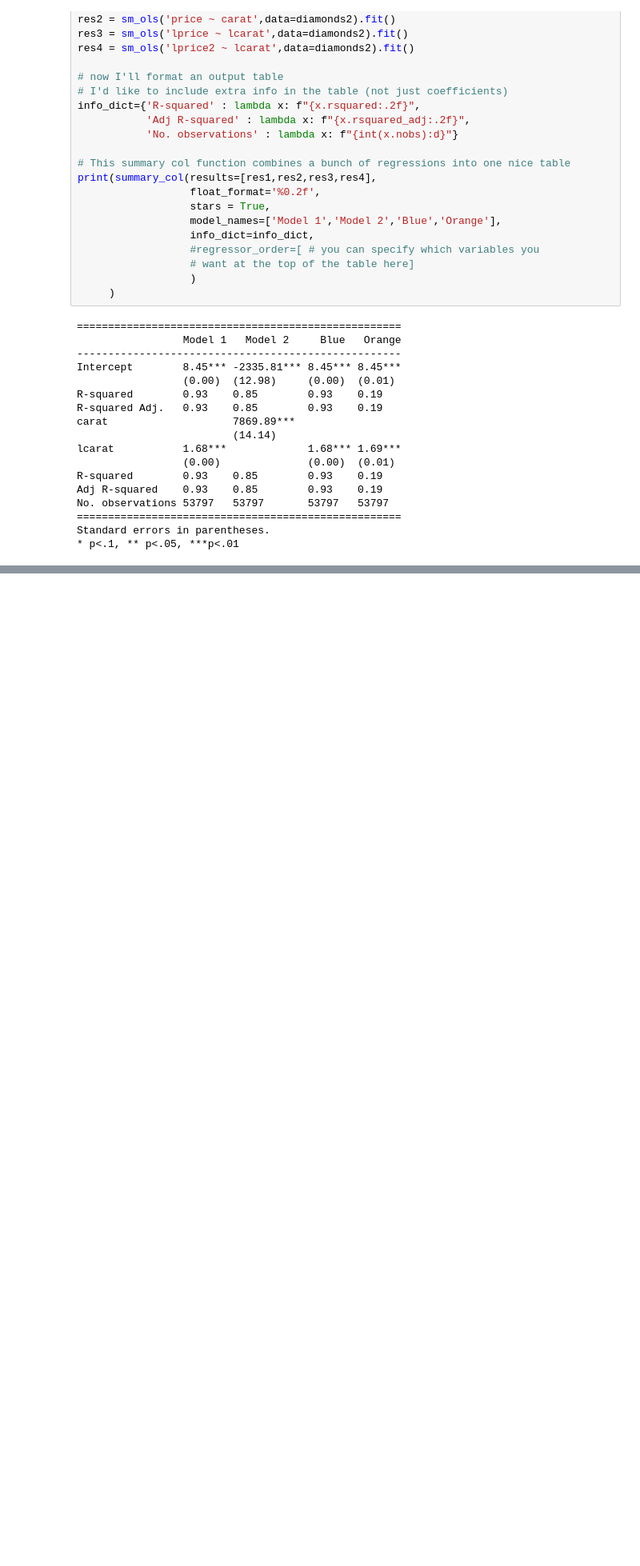
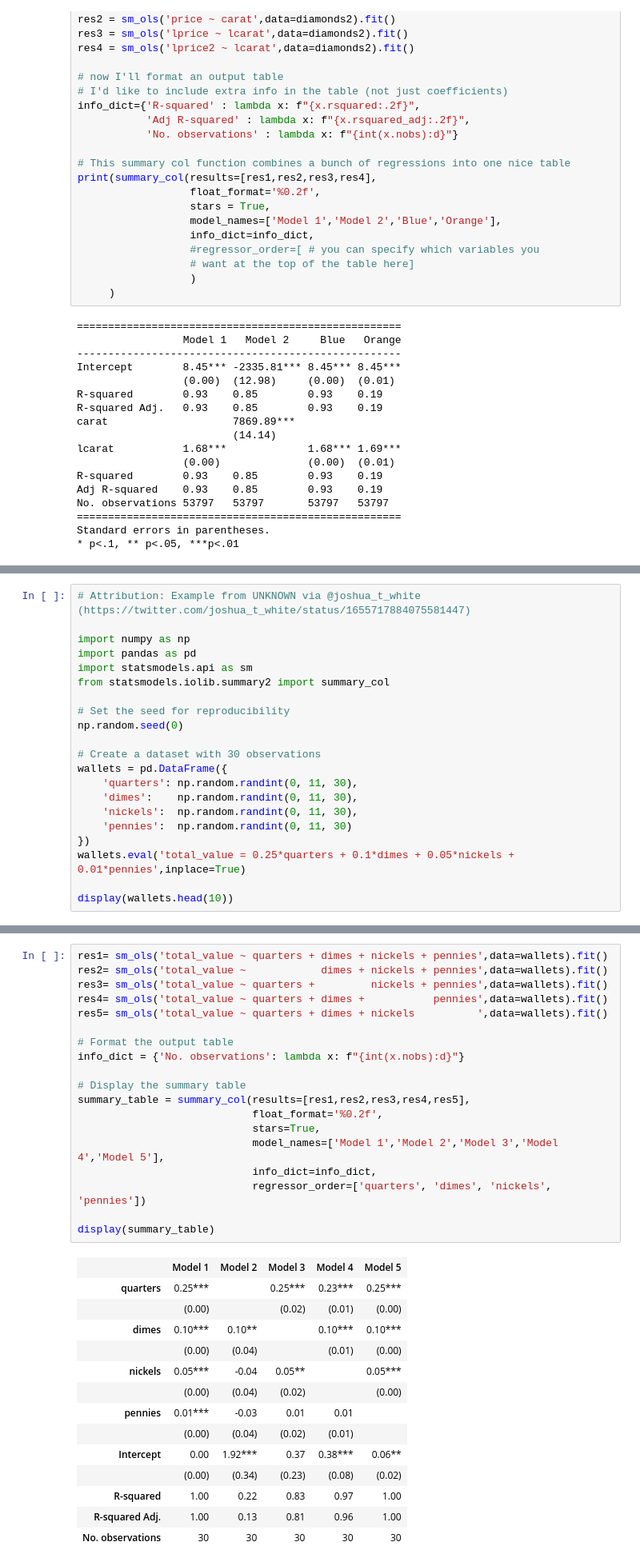
Before and after one commit to LeDataSciFi/ledatascifi-2024, a Jupyter notebook: content/05/02c_goodnessOfFit.ipynb, the cells around one changed output, grey strips where cells are left out. Shown: that part at 80% size. Saved outputs shown, nothing was run; the diff lists cells and outputs as text; blank space fills up the shorter version.

```diff
--- a/content/05/02c_goodnessOfFit.ipynb
+++ b/content/05/02c_goodnessOfFit.ipynb
@@ -143,0 +148,21 @@ Standard errors in parentheses.
+# %%
+# Attribution: Example from UNKNOWN via @joshua_t_white (https://twitter.com/joshua_t_white/status/1655717884075581447)
+
+import numpy as np
+import pandas as pd
+import statsmodels.api as sm
+from statsmodels.iolib.summary2 import summary_col
+
+# Set the seed for reproducibility
+np.random.seed(0)
+
+# Create a dataset with 30 observations
+wallets = pd.DataFrame({
+    'quarters': np.random.randint(0, 11, 30),
+    'dimes':    np.random.randint(0, 11, 30),
+    'nickels':  np.random.randint(0, 11, 30),
+    'pennies':  np.random.randint(0, 11, 30)
+})
+wallets.eval('total_value = 0.25*quarters + 0.1*dimes + 0.05*nickels + 0.01*pennies',inplace=True)
+
+display(wallets.head(10))
@@ -143,0 +187,34 @@ Standard errors in parentheses.
+# %%
+res1= sm_ols('total_value ~ quarters + dimes + nickels + pennies',data=wallets).fit()
+res2= sm_ols('total_value ~            dimes + nickels + pennies',data=wallets).fit()
+res3= sm_ols('total_value ~ quarters +         nickels + pennies',data=wallets).fit()
+res4= sm_ols('total_value ~ quarters + dimes +           pennies',data=wallets).fit()
+res5= sm_ols('total_value ~ quarters + dimes + nickels          ',data=wallets).fit()
+
+# Format the output table
+info_dict = {'No. observations': lambda x: f"{int(x.nobs):d}"}
+
+# Display the summary table
+summary_table = summary_col(results=[res1,res2,res3,res4,res5],
+                            float_format='%0.2f',
+                            stars=True,
+                            model_names=['Model 1','Model 2','Model 3','Model 4','Model 5'],
+                            info_dict=info_dict,
+                            regressor_order=['quarters', 'dimes', 'nickels', 'pennies'])
+
+display(summary_table)
+# %% [output]
+|  | Model 1 | Model 2 | Model 3 | Model 4 | Model 5 |
+| quarters | 0.25*** |  | 0.25*** | 0.23*** | 0.25*** |
+|  | (0.00) |  | (0.02) | (0.01) | (0.00) |
+| dimes | 0.10*** | 0.10** |  | 0.10*** | 0.10*** |
+|  | (0.00) | (0.04) |  | (0.01) | (0.00) |
+| nickels | 0.05*** | -0.04 | 0.05** |  | 0.05*** |
+|  | (0.00) | (0.04) | (0.02) |  | (0.00) |
+| pennies | 0.01*** | -0.03 | 0.01 | 0.01 |  |
+|  | (0.00) | (0.04) | (0.02) | (0.01) |  |
+| Intercept | 0.00 | 1.92*** | 0.37 | 0.38*** | 0.06** |
+|  | (0.00) | (0.34) | (0.23) | (0.08) | (0.02) |
+| R-squared | 1.00 | 0.22 | 0.83 | 0.97 | 1.00 |
+| R-squared Adj. | 1.00 | 0.13 | 0.81 | 0.96 | 1.00 |
+| No. observations | 30 | 30 | 30 | 30 | 30 |
```
Also changed, not shown: parts of 5 cells of this notebook, 7 other files.
